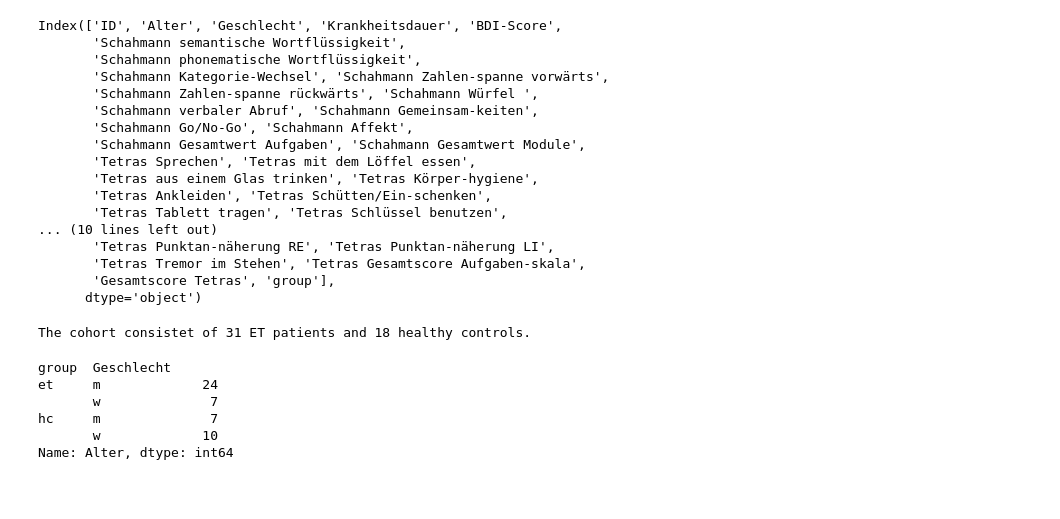
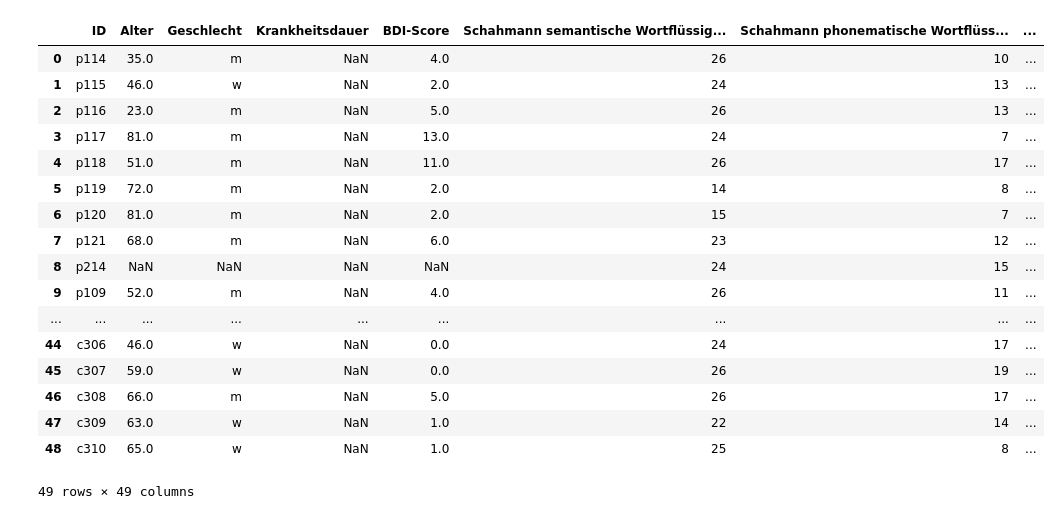
Before and after one commit to JuliusWelzel/tremor_feedback_jw, a Jupyter notebook: scripts/ana05_data_miriam.ipynb, the cells around one changed output. Saved outputs shown, nothing was run; the diff lists cells and outputs as text; code cells hidden in the pictures; blank space fills up the shorter version.

```diff
--- a/scripts/ana05_data_miriam.ipynb
+++ b/scripts/ana05_data_miriam.ipynb
@@ -25,40 +15,24 @@ from src.utl import match_groups
 dat_pupil = pd.read_csv(Path.joinpath(dir_prep,"all_trials_pupil.csv"), index_col=False)
 dat_fsr = pd.read_csv(Path.joinpath(dir_prep,"all_trials_fsr.csv"), index_col=False)
 dat_clin = pd.read_excel(Path.joinpath(dir_rawdata,"behav_data.xlsx"), index_col=False)
-# %%
-dat_clin['group'] = dat_clin['ID'].str[0].map({'p':'et','c':'hc'})
-dat_clin['group'] = np.where(dat_clin['Tetras Gesamtscore Aufgaben-skala'].isna(),'hc','et')
 # %%
-dat_clin.columns
+dat_clin
 # %% [output]
+|  | ID | Alter | Geschlecht | Krankheitsdauer | BDI-Score | Schahmann semantische Wortflüssig... | Schahmann phonematische Wortflüss... | ... |
+| 0 | p114 | 35.0 | m | NaN | 4.0 | 26 | 10 | ... |
+| 1 | p115 | 46.0 | w | NaN | 2.0 | 24 | 13 | ... |
+| 2 | p116 | 23.0 | m | NaN | 5.0 | 26 | 13 | ... |
+| 3 | p117 | 81.0 | m | NaN | 13.0 | 24 | 7 | ... |
+| 4 | p118 | 51.0 | m | NaN | 11.0 | 26 | 17 | ... |
+| 5 | p119 | 72.0 | m | NaN | 2.0 | 14 | 8 | ... |
+| 6 | p120 | 81.0 | m | NaN | 2.0 | 15 | 7 | ... |
+| 7 | p121 | 68.0 | m | NaN | 6.0 | 23 | 12 | ... |
+| 8 | p214 | NaN | NaN | NaN | NaN | 24 | 15 | ... |
+| 9 | p109 | 52.0 | m | NaN | 4.0 | 26 | 11 | ... |
+| ... | ... | ... | ... | ... | ... | ... | ... | ... |
+| 44 | c306 | 46.0 | w | NaN | 0.0 | 24 | 17 | ... |
+| 45 | c307 | 59.0 | w | NaN | 0.0 | 26 | 19 | ... |
+| 46 | c308 | 66.0 | m | NaN | 5.0 | 26 | 17 | ... |
+| 47 | c309 | 63.0 | w | NaN | 1.0 | 22 | 14 | ... |
+| 48 | c310 | 65.0 | w | NaN | 1.0 | 25 | 8 | ... |
-Index(['ID', 'Alter', 'Geschlecht', 'Krankheitsdauer', 'BDI-Score',
-       'Schahmann semantische Wortflüssigkeit',
-       'Schahmann phonematische Wortflüssigkeit',
-       'Schahmann Kategorie-Wechsel', 'Schahmann Zahlen-spanne vorwärts',
-       'Schahmann Zahlen-spanne rückwärts', 'Schahmann Würfel ',
-       'Schahmann verbaler Abruf', 'Schahmann Gemeinsam-keiten',
-       'Schahmann Go/No-Go', 'Schahmann Affekt',
-       'Schahmann Gesamtwert Aufgaben', 'Schahmann Gesamtwert Module',
-       'Tetras Sprechen', 'Tetras mit dem Löffel essen',
-       'Tetras aus einem Glas trinken', 'Tetras Körper-hygiene',
-       'Tetras Ankleiden', 'Tetras Schütten/Ein-schenken',
-       'Tetras Tablett tragen', 'Tetras Schlüssel benutzen',
-... (10 lines left out)
-       'Tetras Punktan-näherung RE', 'Tetras Punktan-näherung LI',
-       'Tetras Tremor im Stehen', 'Tetras Gesamtscore Aufgaben-skala',
-       'Gesamtscore Tetras', 'group'],
-      dtype='object')
+49 rows × 49 columns
-# %%
-tmp = dat_clin["group"].value_counts()
-print(f"The cohort consistet of {tmp.et:2d} ET patients and {tmp.hc:2d} healthy controls.")
-# %% [output]
-The cohort consistet of 31 ET patients and 18 healthy controls.
-# %%
-dat_clin.groupby(['group','Geschlecht'])["Alter"].count()
-# %% [output]
-group  Geschlecht
-et     m             24
-       w              7
-hc     m              7
-       w             10
-Name: Alter, dtype: int64
```
Also changed, not shown: parts of 14 cells of this notebook, 2 other files.
